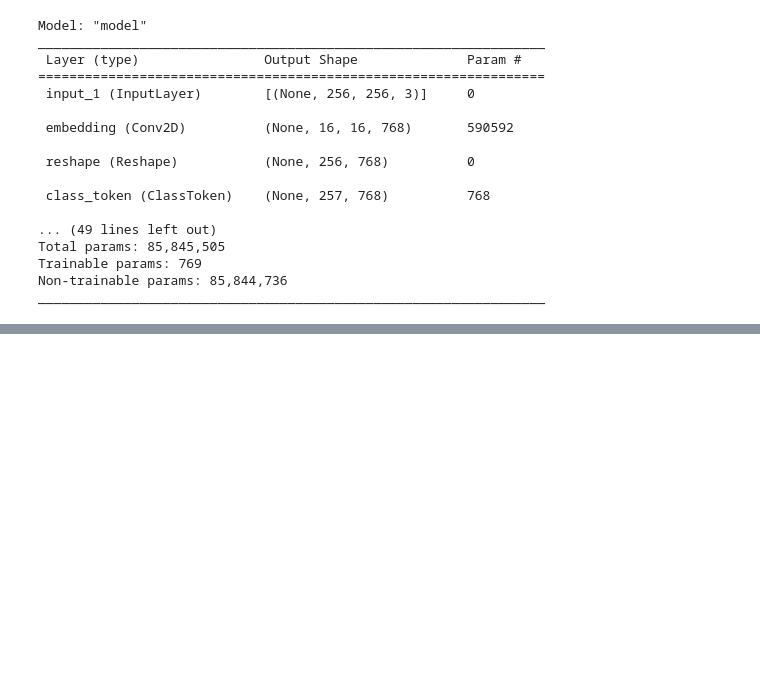
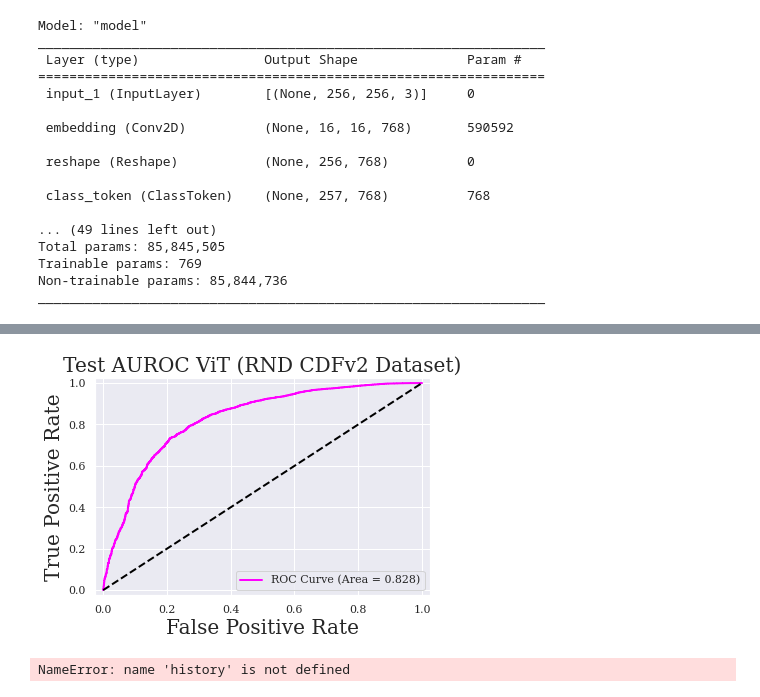
Before and after one commit to zsxkib/MInf-2.0-DeepFake-Detection, a Jupyter notebook: _TRAINING/ViT/ViT.ipynb, the cells around one changed output, grey strips where cells are left out. Drawn from its saved outputs; the diff is of its cells as text; code cells hidden in the pictures; blank space fills up the shorter version.

```diff
--- a/_TRAINING/ViT/ViT.ipynb
+++ b/_TRAINING/ViT/ViT.ipynb
@@ -18,10 +29,27 @@ from tqdm import tqdm
 import tensorflow_addons as tfa
 from tensorflow import keras
 import tensorflow as tf
-import tensorflow_addons as tfa
 from tensorflow import keras
 from sklearn.metrics import f1_score, recall_score, precision_score, roc_curve, roc_auc_score
 from vit_keras import vit, utils
+from datetime import datetime
+import seaborn as sns
+import os
+from keras.preprocessing.image import load_img, img_to_array
+import numpy as np
+import seaborn as sns
+import re
+import ast
+import os
+import cv2
+import random
+
+
+# Plotting parameters
+sns.set()
+plt.rc('font', family = 'serif')
+# plt.rcParams['axes.labelsize'] = 20
+# plt.rcParams['axes.titlesize'] = 20
 # %%
 # Helper Functions
 
@@ -535,0 +497,6 @@ plt.show()
+# %%
+plot_history()
+save_statstxt_aucplot()
+# %% [output]
+[figure, added]
+NameError: name 'history' is not defined
```
Also changed, not shown: parts of 19 cells of this notebook, 12 other files.
